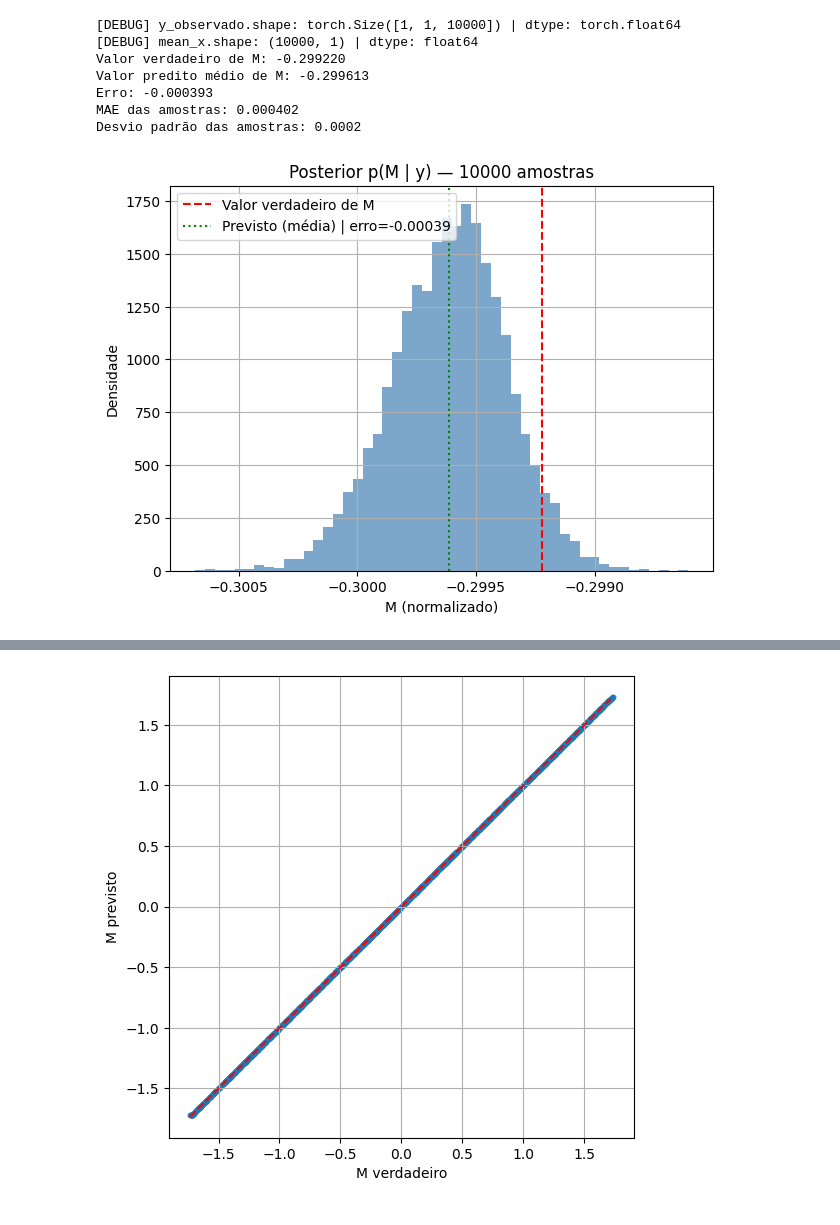
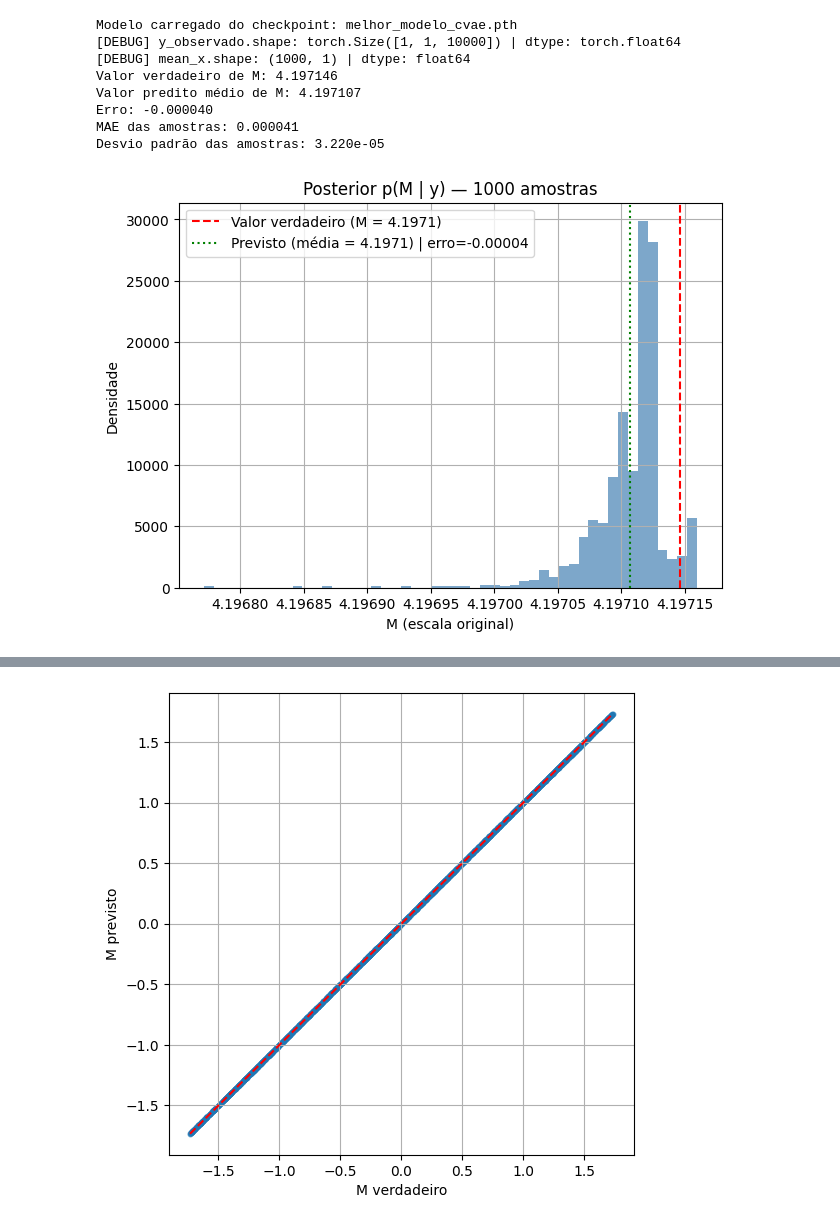
Before and after one commit to SessyoinKirin/MachineLearning, a Jupyter notebook: extra/Mathematica/cvaeTrain_copy.ipynb, the cells around one changed output, grey strips where cells are left out. Drawn from its saved outputs; the diff is of its cells as text; code cells hidden in the pictures.

```diff
--- a/extra/Mathematica/cvaeTrain_copy.ipynb
+++ b/extra/Mathematica/cvaeTrain_copy.ipynb
@@ -216,16 +271,16 @@ class CVAE(nn.Module):
             mean_x = self.decoder(y_features_rep, z)
         return mean_x
 # %%
-def loss_cvae_gw(x, mean_x, mean_q, logvar_q, mean_p, logvar_p):
-    # Reconstrução: -log N(x; mean_x, exp(logvar_x)), variância APRENDIDA, não fixa
-    # var_x = logvar_x.exp()
+def loss_cvae_gw(x, mean_x, mean_q, logvar_q, mean_p, logvar_p, beta = 1):
     # recon_loss = torch.sum(
-    #     (x - mean_x).pow(2) / (2 * var_x) + 0.5 * logvar_x,
-    #     dim=1  # soma sobre as dimensões de x (o "i" da reconstrução, se x_dim > 1)
+    #     (x - mean_x).pow(2) / (2),
+    #     dim=1  # Considerando que a variância é 1, então o termo de logvar_x desaparece e o denominador é 2
     # )
+    # variancia_x = 1e-8
+    # logvar_term = 0.5* math.log(torch.tensor(variancia_x))
     recon_loss = torch.sum(
-        (x - mean_x).pow(2) / (2),
-        dim=1  # Considerando que a variância é 1, então o termo de logvar_x desaparece e o denominador é 2
+        (x - mean_x).pow(2) / 2,
+        dim=1
     )
 
     # KL entre q_phi(z|x,y) e r_theta1(z|y)
@@ -236,7 +291,7 @@ def loss_cvae_gw(x, mean_x, mean_q, logvar_q, mean_p, logvar_p):
         dim=1  # soma sobre as dimensões de z (o "i" do KL)
     )
 
-    H = torch.mean(recon_loss + kl)  # média sobre o batch (o "1/N * sum_n")
+    H = torch.mean(recon_loss + beta * kl)  # média sobre o batch (o "1/N * sum_n")
     return H
 # %%
 device = torch.device("cuda" if torch.cuda.is_available() else "cpu")
@@ -353,7 +431,5 @@ Epoch 11/75 | Train Loss: 0.00005266 | Val Loss: 0.00002560 | Train MAE: 0.00754
 # %%
-import matplotlib.pyplot as plt
-checkpoint_path = "nona teste/melhor_modelo_cvae.pth"
-import os, time
+
 print(os.path.abspath(checkpoint_path), time.ctime(os.path.getmtime(checkpoint_path)))
 print("x_test[0]:", x_test[0].item(), "| y_test[0,0,:3]:", y_test[0, 0, :3])
 # %% [output]
@@ -362,51 +438,55 @@ x_test[0]: -0.29921958630996837 | y_test[0,0,:3]: tensor([0.3245, 0.5397, 0.7541
 # %%
+model.load_state_dict(torch.load(checkpoint_path))
+print(f"Modelo carregado do checkpoint: {checkpoint_path}")
+model.eval()
 
-model.load_state_dict(torch.load(checkpoint_path))
-model.eval()
-y_observado = y_test[0:1]  # um único exemplo do conjunto de teste, shape [1, 1, input_len]
+y_observado = y_test[0:1]  # shape [1, 1, input_len]
 print(f"[DEBUG] y_observado.shape: {y_observado.shape} | dtype: {y_observado.dtype}")
-
-# x_samples = model.sample(y_observado, num_samples=1000)  # shape [1000, x_dim]
-# x_samples = x_samples.cpu().numpy()
 
 mean_x = model.sample(y_observado, num_samples)
 mean_x = mean_x.cpu().numpy()
 print(f"[DEBUG] mean_x.shape: {mean_x.shape} | dtype: {mean_x.dtype}")
 
-x_true = x_test[0].item()  # valor verdadeiro de M para o exemplo de teste
-amostras = mean_x[:, 0]  # extrai a primeira dimensão (M) das amostras
+# 1. Desnormalização com os nomes corretos das variáveis
+amostras_norm = mean_x[:, 0]
+x_true_norm = x_test[0].item()
+
+amostras = amostras_norm * M_std + M_mean
+x_true = x_true_norm * M_std + M_mean
+
+# 2. Métricas na escala original
 predito_medio = np.mean(amostras)
 erro = predito_medio - x_true
 print(f"Valor verdadeiro de M: {x_true:.6f}")
 print(f"Valor predito médio de M: {predito_medio:.6f}")
 print(f"Erro: {erro:.6f}")
+
 mae_amostras = np.mean(np.abs(amostras - x_true))
 desvio = amostras.std()
 print(f"MAE das amostras: {mae_amostras:.6f}")
-print(f"Desvio padrão das amostras: {desvio:.4f}")
+print(f"Desvio padrão das amostras: {desvio:.3e}")
 
-
-
-plt.figure(figsize=(7,5))
-plt.hist(mean_x[:, 0], bins=50, density=True, alpha=0.7, color='steelblue')
-plt.axvline(x_test[0].item(), color='red', linestyle='--', label='Valor verdadeiro de M')
-plt.axvline(predito_medio, color="green", linestyle=":", label=f"Previsto (média) | erro={erro:+.5f}")
-plt.legend()
-plt.xlabel("M (normalizado)")
+# 3. Plotagem
+plt.figure(figsize=(7, 5))
+plt.hist(amostras, bins=50, density=True, alpha=0.7, color='steelblue')
+plt.axvline(x_true, color='red', linestyle='--', label=f'Valor verdadeiro (M = {x_true:.4f})')
+plt.axvline(predito_medio, color="green", linestyle=":", label=f"Previsto (média = {predito_medio:.4f}) | erro={erro:+.5f}")
+plt.xlabel("M (escala original)")
 plt.ylabel("Densidade")
 plt.title(f"Posterior p(M | y) — {num_samples} amostras")
 plt.legend()
 plt.grid(True)
 plt.show()
 # %% [output]
+Modelo carregado do checkpoint: melhor_modelo_cvae.pth
 [DEBUG] y_observado.shape: torch.Size([1, 1, 10000]) | dtype: torch.float64
-[DEBUG] mean_x.shape: (10000, 1) | dtype: float64
-Valor verdadeiro de M: -0.299220
-Valor predito médio de M: -0.299613
-Erro: -0.000393
-MAE das amostras: 0.000402
-Desvio padrão das amostras: 0.0002
+[DEBUG] mean_x.shape: (1000, 1) | dtype: float64
+Valor verdadeiro de M: 4.197146
+Valor predito médio de M: 4.197107
+Erro: -0.000040
+MAE das amostras: 0.000041
+Desvio padrão das amostras: 3.220e-05
-[figure, old version]
+[figure, new version]
 # %%
 fig, axes = plt.subplots(1, 2, figsize=(12, 5))
 
```
Also changed, not shown: parts of 16 cells of this notebook.
